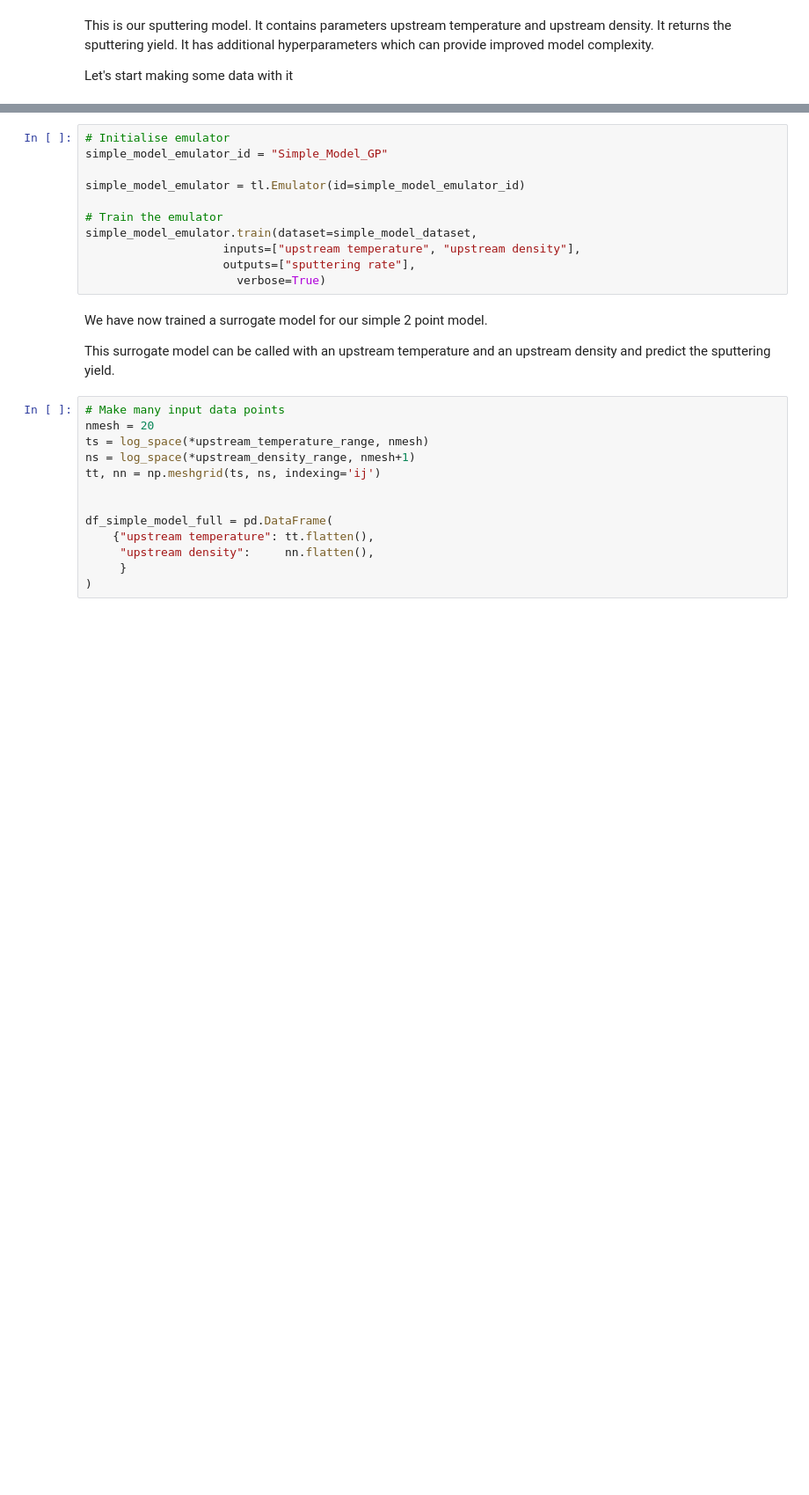
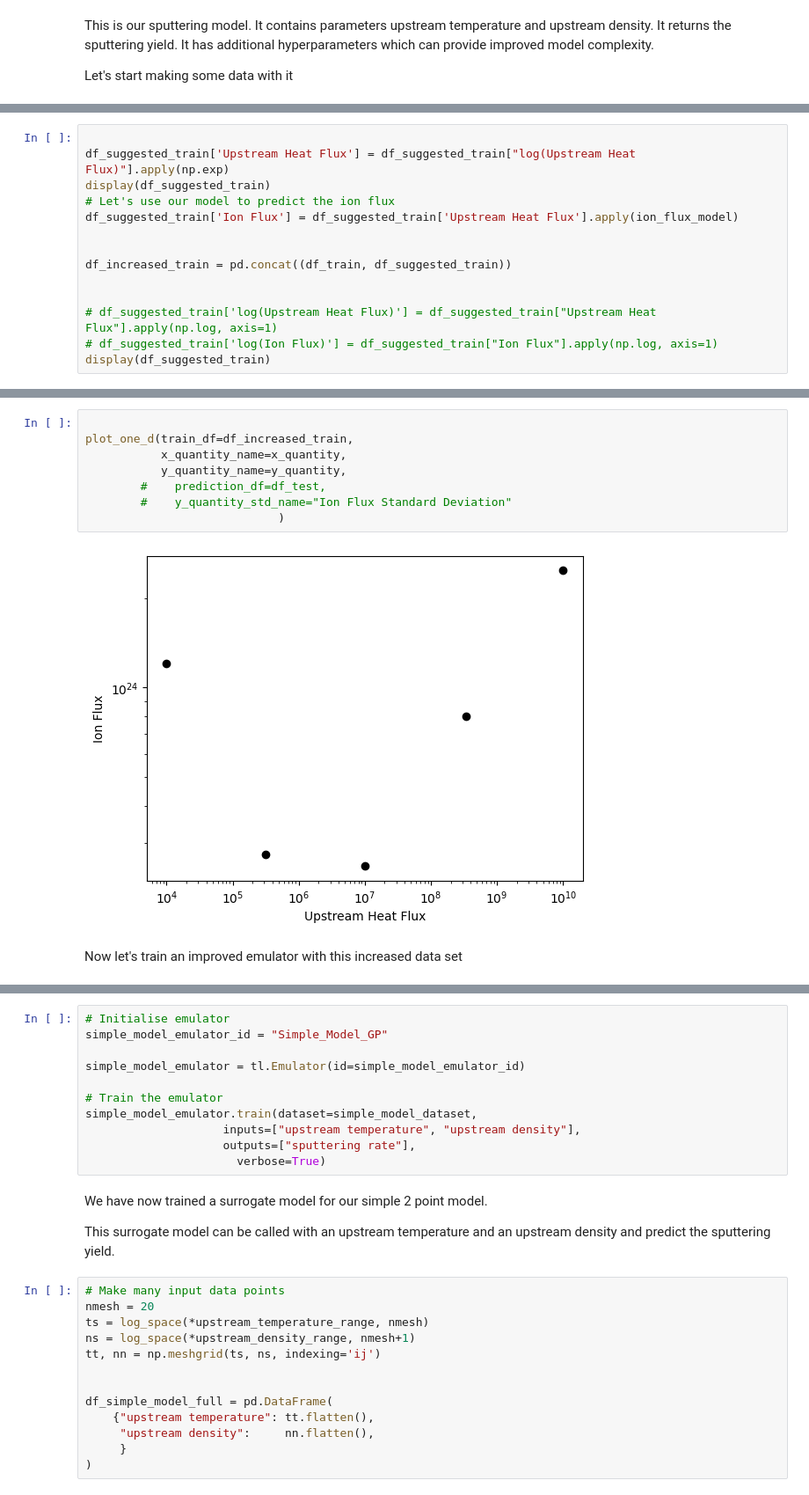
Before and after one commit to digiLab-ai/Magnetic-Fusion-Performance, a Jupyter notebook: edge_demo_one_d.ipynb, the cells around one changed output, grey strips where cells are left out. Shown: that part at 88% size. Drawn from its saved outputs; the diff is of its cells as text; blank space fills up the shorter version.

```diff
--- a/edge_demo_one_d.ipynb
+++ b/edge_demo_one_d.ipynb
@@ -110,0 +177,14 @@ plt.show()
+# %%
+
+df_suggested_train['Upstream Heat Flux'] = df_suggested_train["log(Upstream Heat Flux)"].apply(np.exp)
+display(df_suggested_train)
+# Let's use our model to predict the ion flux
+df_suggested_train['Ion Flux'] = df_suggested_train['Upstream Heat Flux'].apply(ion_flux_model)
+
+
+df_increased_train = pd.concat((df_train, df_suggested_train))
+
+
+# df_suggested_train['log(Upstream Heat Flux)'] = df_suggested_train["Upstream Heat Flux"].apply(np.log, axis=1)
+# df_suggested_train['log(Ion Flux)'] = df_suggested_train["Ion Flux"].apply(np.log, axis=1)
+display(df_suggested_train)
@@ -110,0 +198,12 @@ plt.show()
+# %%
+
+plot_one_d(train_df=df_increased_train,
+           x_quantity_name=x_quantity,
+           y_quantity_name=y_quantity,
+        #    prediction_df=df_test,
+        #    y_quantity_std_name="Ion Flux Standard Deviation"
+                            )
+# %% [output]
+[figure, added]
+# %% [markdown]
+Now let's train an improved emulator with this increased data set
```
Also changed, not shown: parts of 29 cells of this notebook, 2 other files.
